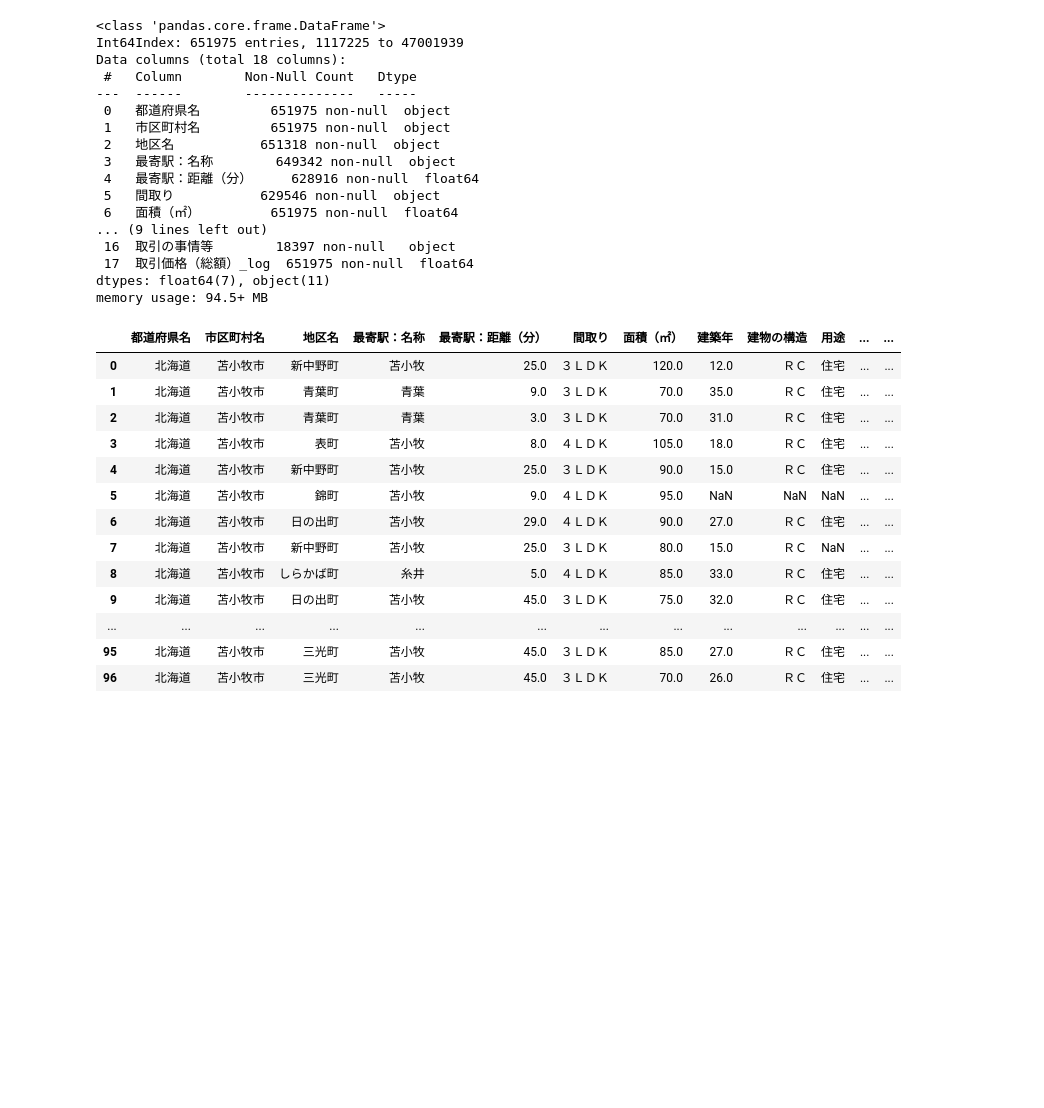
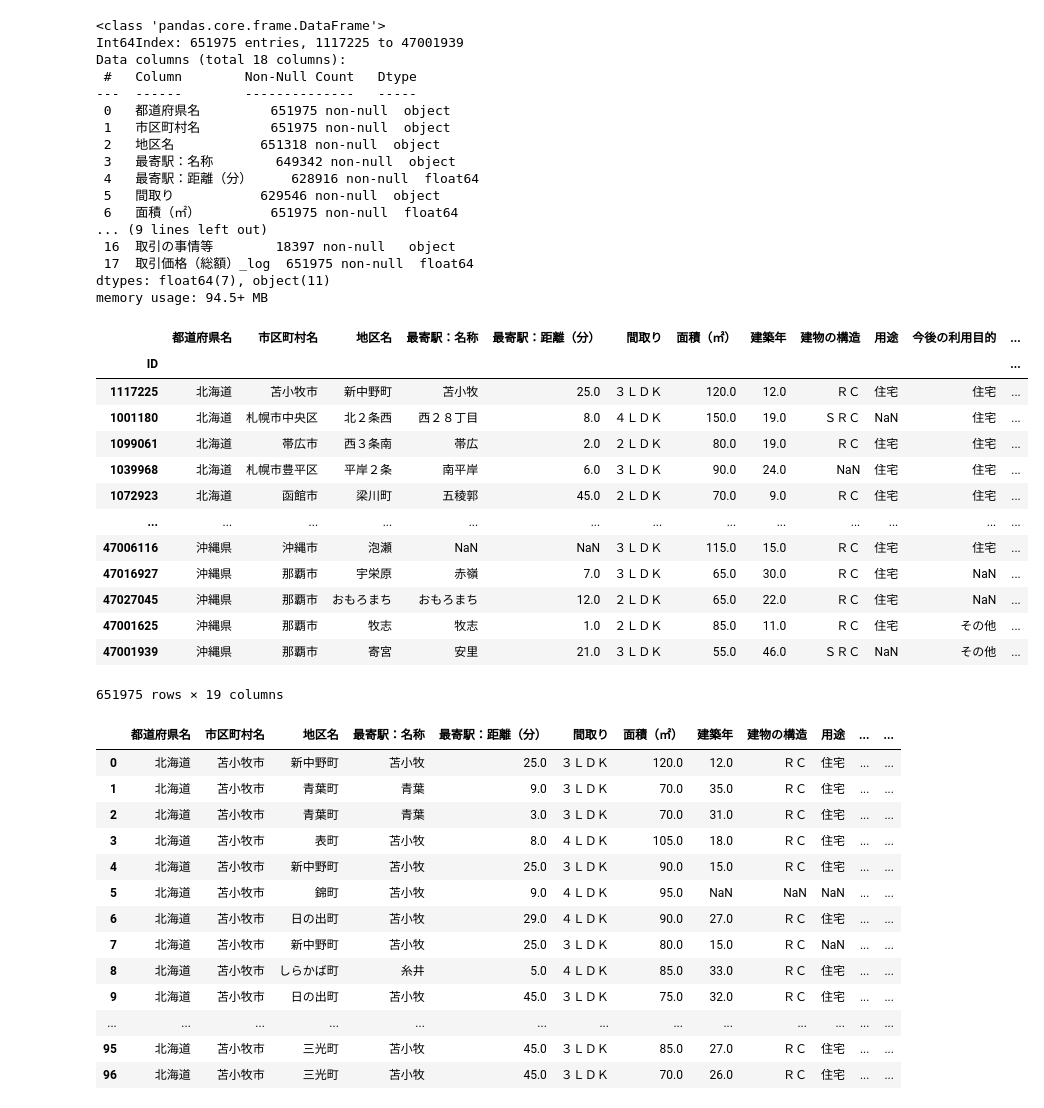
Before and after one commit to jinwatanabe/Docker_gpu_env, a Jupyter notebook: notebook/nishika/old_apartment_2021/EDA.ipynb, the cells around one changed output. Saved outputs shown, nothing was run; the diff lists cells and outputs as text; code cells hidden in the pictures; blank space fills up the shorter version.

```diff
--- a/notebook/nishika/old_apartment_2021/EDA.ipynb
+++ b/notebook/nishika/old_apartment_2021/EDA.ipynb
@@ -469,3 +470,20 @@ df["場所"] = df["都道府県名"].str.cat(df['市区町村名'])
+# %%
+df
+# %% [output]
+|  | 都道府県名 | 市区町村名 | 地区名 | 最寄駅：名称 | 最寄駅：距離（分） | 間取り | 面積（㎡） | 建築年 | 建物の構造 | 用途 | 今後の利用目的 | ... |
+| ID |  |  |  |  |  |  |  |  |  |  |  | ... |
+| 1117225 | 北海道 | 苫小牧市 | 新中野町 | 苫小牧 | 25.0 | ３ＬＤＫ | 120.0 | 12.0 | ＲＣ | 住宅 | 住宅 | ... |
+| 1001180 | 北海道 | 札幌市中央区 | 北２条西 | 西２８丁目 | 8.0 | ４ＬＤＫ | 150.0 | 19.0 | ＳＲＣ | NaN | 住宅 | ... |
+| 1099061 | 北海道 | 帯広市 | 西３条南 | 帯広 | 2.0 | ２ＬＤＫ | 80.0 | 19.0 | ＲＣ | 住宅 | 住宅 | ... |
+| 1039968 | 北海道 | 札幌市豊平区 | 平岸２条 | 南平岸 | 6.0 | ３ＬＤＫ | 90.0 | 24.0 | NaN | 住宅 | 住宅 | ... |
+| 1072923 | 北海道 | 函館市 | 梁川町 | 五稜郭 | 45.0 | ２ＬＤＫ | 70.0 | 9.0 | ＲＣ | 住宅 | 住宅 | ... |
+| ... | ... | ... | ... | ... | ... | ... | ... | ... | ... | ... | ... | ... |
+| 47006116 | 沖縄県 | 沖縄市 | 泡瀬 | NaN | NaN | ３ＬＤＫ | 115.0 | 15.0 | ＲＣ | 住宅 | 住宅 | ... |
+| 47016927 | 沖縄県 | 那覇市 | 宇栄原 | 赤嶺 | 7.0 | ３ＬＤＫ | 65.0 | 30.0 | ＲＣ | 住宅 | NaN | ... |
+| 47027045 | 沖縄県 | 那覇市 | おもろまち | おもろまち | 12.0 | ２ＬＤＫ | 65.0 | 22.0 | ＲＣ | 住宅 | NaN | ... |
+| 47001625 | 沖縄県 | 那覇市 | 牧志 | 牧志 | 1.0 | ２ＬＤＫ | 85.0 | 11.0 | ＲＣ | 住宅 | その他 | ... |
+| 47001939 | 沖縄県 | 那覇市 | 寄宮 | 安里 | 21.0 | ３ＬＤＫ | 55.0 | 46.0 | ＳＲＣ | NaN | その他 | ... |
+651975 rows × 19 columns
 # %%
 area = pd.read_csv('area_axis.csv')
 # %%
```
Also changed, not shown: parts of 4 cells of this notebook, 9 other files.
